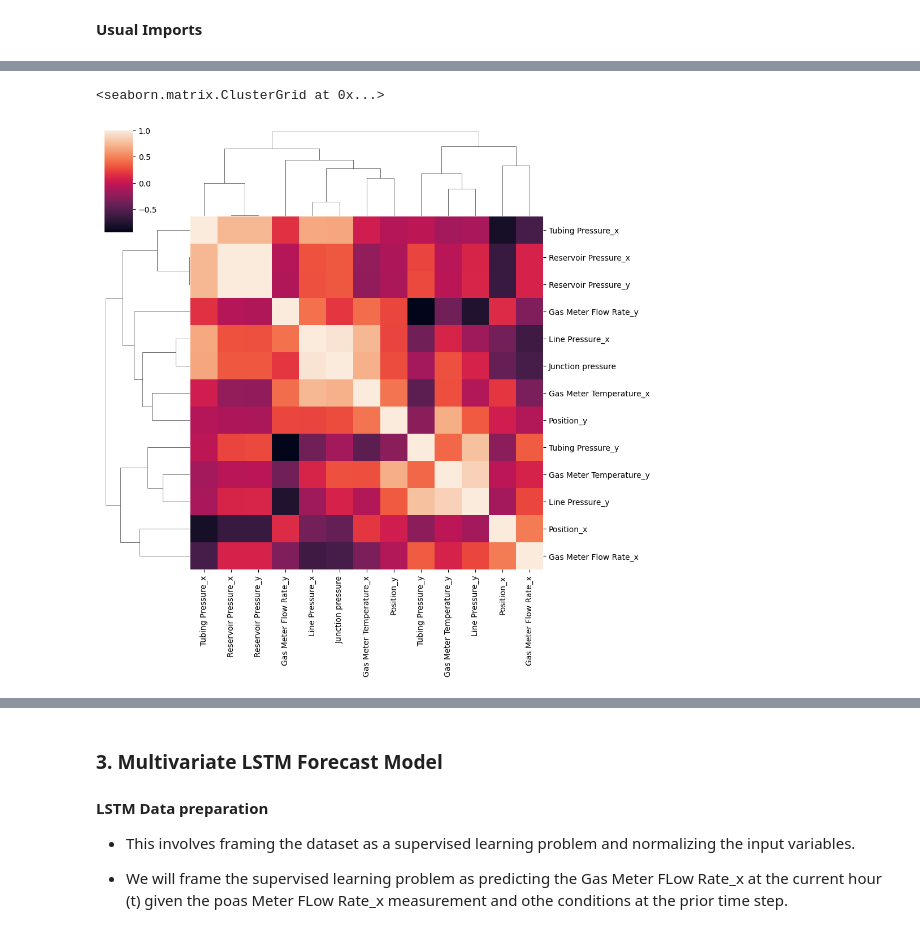
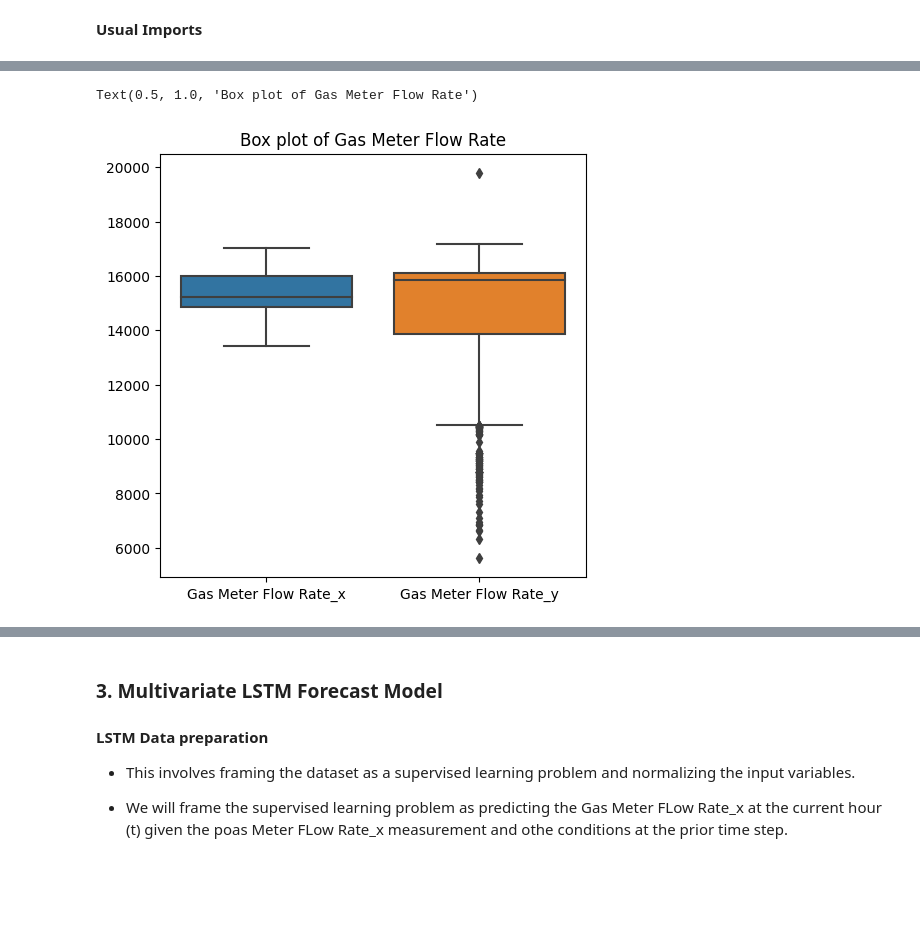
Before and after one commit to MonuSingh16/assessment-takehome, a Jupyter notebook: takehome-sotaog/notebooks/forecasting-sotaog.ipynb, the cells around one changed output, grey strips where cells are left out. Saved outputs shown, nothing was run; the diff lists cells and outputs as text; code cells hidden in the pictures; blank space fills up the shorter version.

```diff
--- a/takehome-sotaog/notebooks/forecasting-sotaog.ipynb
+++ b/takehome-sotaog/notebooks/forecasting-sotaog.ipynb
@@ -90,8 +56,0 @@ plt.show()
-# %%
-corr_mat = gas_well_df.corr(method='pearson')
-
-# Clustermap
-sns.clustermap(corr_mat)
-# %% [output]
-<seaborn.matrix.ClusterGrid at 0x...>
-[figure, removed]
@@ -108,0 +57,8 @@ col_y.append('Junction pressure')
+# %%
+#Let us draw a box plot to visualize the central tendency and dispersion of gas flow rate
+plt.figure(figsize=(5.5, 5.5))
+g = sns.boxplot(gas_well_df[['Gas Meter Flow Rate_x','Gas Meter Flow Rate_y']])
+g.set_title('Box plot of Gas Meter Flow Rate')
+# %% [output]
+Text(0.5, 1.0, 'Box plot of Gas Meter Flow Rate')
+[figure, added]
```
Also changed, not shown: parts of 45 cells of this notebook, 47 other files.
